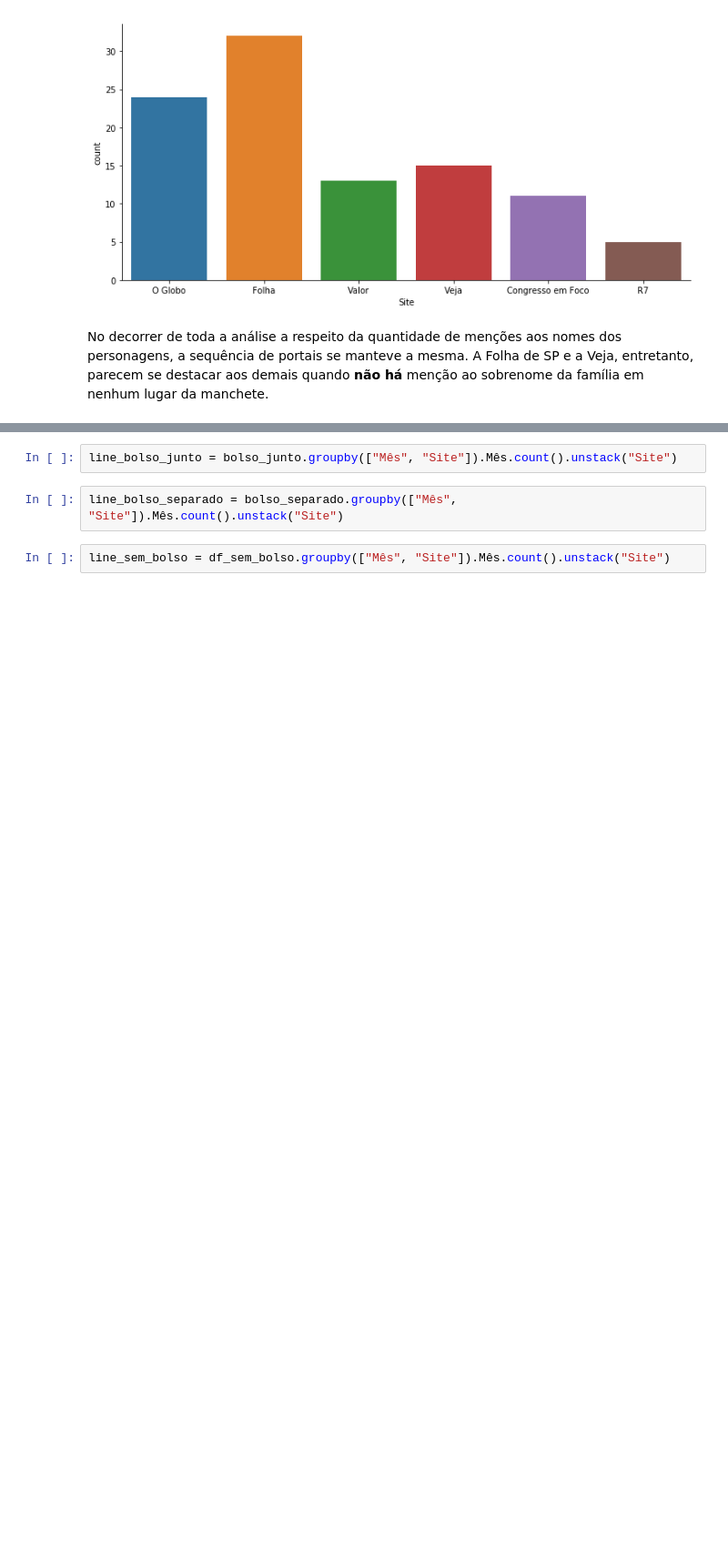
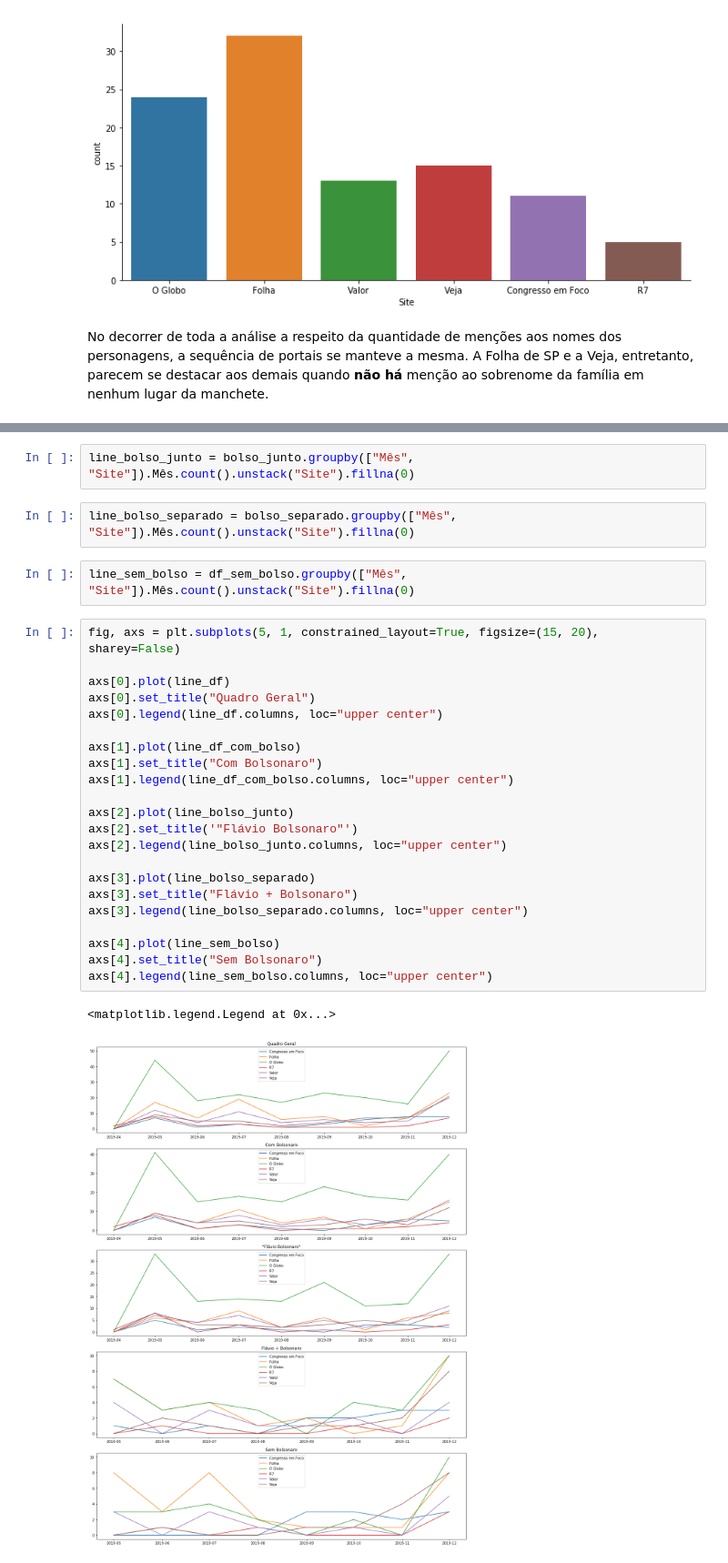
Before and after one commit to jovemadulto/flavio_para_os_intimos, a Jupyter notebook: Análise reportagens F. Bolsonaro.ipynb, the cells around one changed output, grey strips where cells are left out. Shown: that part at 91% size. Saved outputs shown, nothing was run; the diff lists cells and outputs as text; blank space fills up the shorter version.

```diff
--- a/Análise reportagens F. Bolsonaro.ipynb
+++ b/Análise reportagens F. Bolsonaro.ipynb
@@ -378,6 +378,31 @@ line_df_com_bolso = df_com_bolso.groupby(["Mês", "Site"]).Mês.count().unstack(
 # %%
-line_bolso_junto = bolso_junto.groupby(["Mês", "Site"]).Mês.count().unstack("Site")
+line_bolso_junto = bolso_junto.groupby(["Mês", "Site"]).Mês.count().unstack("Site").fillna(0)
 # %%
-line_bolso_separado = bolso_separado.groupby(["Mês", "Site"]).Mês.count().unstack("Site")
+line_bolso_separado = bolso_separado.groupby(["Mês", "Site"]).Mês.count().unstack("Site").fillna(0)
 # %%
-line_sem_bolso = df_sem_bolso.groupby(["Mês", "Site"]).Mês.count().unstack("Site")
+line_sem_bolso = df_sem_bolso.groupby(["Mês", "Site"]).Mês.count().unstack("Site").fillna(0)
+# %%
+fig, axs = plt.subplots(5, 1, constrained_layout=True, figsize=(15, 20), sharey=False)
+
+axs[0].plot(line_df)
+axs[0].set_title("Quadro Geral")
+axs[0].legend(line_df.columns, loc="upper center")
+
+axs[1].plot(line_df_com_bolso)
+axs[1].set_title("Com Bolsonaro")
+axs[1].legend(line_df_com_bolso.columns, loc="upper center")
+
+axs[2].plot(line_bolso_junto)
+axs[2].set_title('"Flávio Bolsonaro"')
+axs[2].legend(line_bolso_junto.columns, loc="upper center")
+
+axs[3].plot(line_bolso_separado)
+axs[3].set_title("Flávio + Bolsonaro")
+axs[3].legend(line_bolso_separado.columns, loc="upper center")
+
+axs[4].plot(line_sem_bolso)
+axs[4].set_title("Sem Bolsonaro")
+axs[4].legend(line_sem_bolso.columns, loc="upper center")
+# %% [output]
+<matplotlib.legend.Legend at 0x...>
+[figure, added]
```
Also changed, not shown: parts of 6 cells of this notebook.
